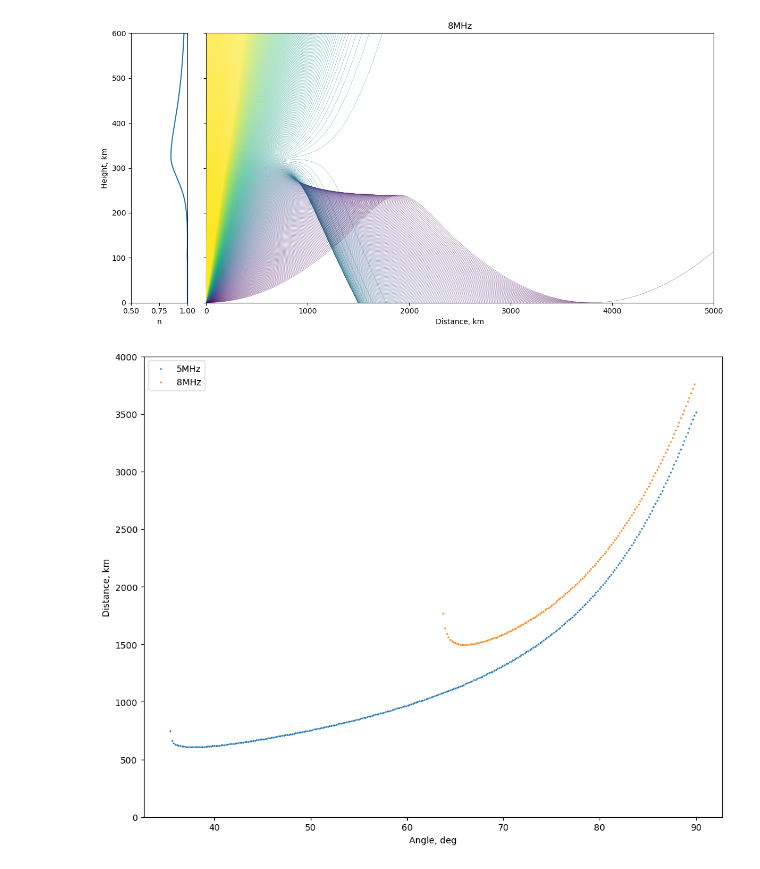
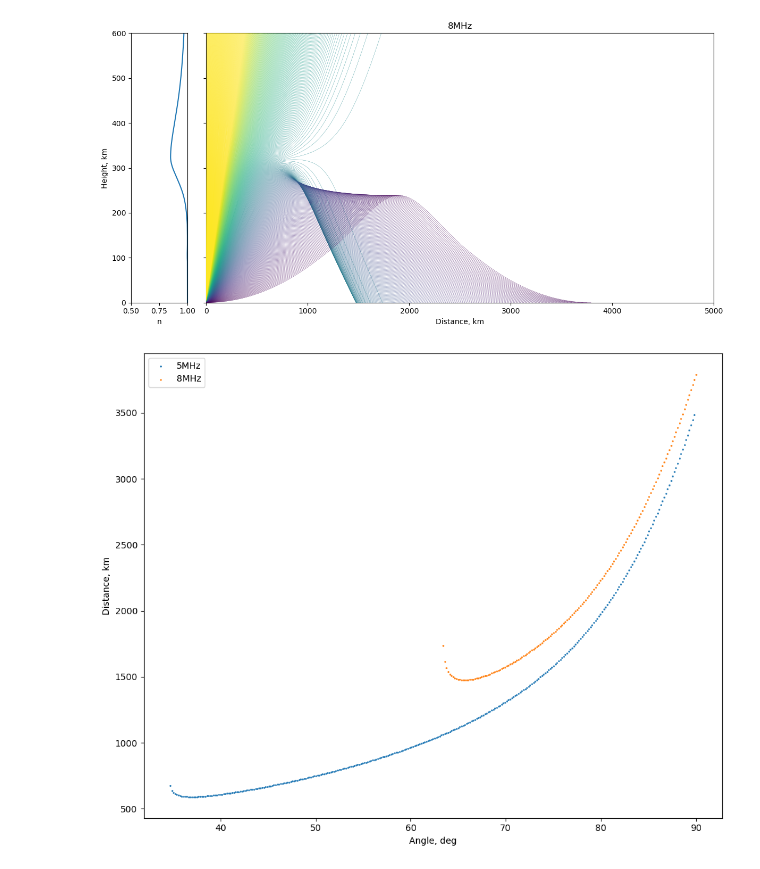
Before and after one commit to astronom-v-cube/exam_rrv, a Jupyter notebook: 6.ipynb, the cells around one changed output. Drawn from its saved outputs; the diff is of its cells as text; code cells hidden in the pictures.

```diff
--- a/6.ipynb
+++ b/6.ipynb
@@ -33,5 +34,6 @@ plt.savefig('n.png')
 # %%
 def dn2_dr(n, r):
+    return derivative(lambda r: n(r)**2, r, dx=1, n=1)
     return nd.Derivative(lambda r: n(r)**2, n=1)(r)
 
 plt.figure()
@@ -84,7 +86,11 @@ def calc(n, thetas, t, dt, title, imagename):
         d = theta*R_earth
         z = r - R_earth
         if z[-1] < 500:
-            D[i] = np.interp(0, z, d)
+            try:
+                ihmin = np.where(z<0)[0][0]+1
+            except: pass
+            ihmax = z[:ihmin].argmax()
+            D[i] = interp1d(z[ihmax:ihmin], d[ihmax:ihmin], kind = 'linear', bounds_error=False, fill_value=(np.nan,np.nan))(0)
         axs[1].plot(d, z, c = colors[i], linewidth=0.25, zorder=i)
     axs[0].plot(n(r_),r_ - R_earth)
     axs[0].set_xlabel('n')
@@ -109,13 +115,11 @@ D8 = calc(n8, thetas, t, dt, '8MHz', '8.png')
 # %%
 plt.figure(figsize=(10,8))
 plt.scatter(thetas/np.pi*180, D5, s = 1, label = '5MHz')
 plt.scatter(thetas/np.pi*180, D8, s = 1, label = '8MHz')
 plt.xlabel('Angle, deg')
 plt.ylabel('Distance, km')
 plt.legend()
 plt.tight_layout()
-plt.ylim(0,4000)
-plt.tight_layout()
 plt.savefig('distances.png')
 # %% [output]
-[figure, old version]
+[figure, new version]
```
Also changed, not shown: parts of 3 cells of this notebook, 1 other file.
